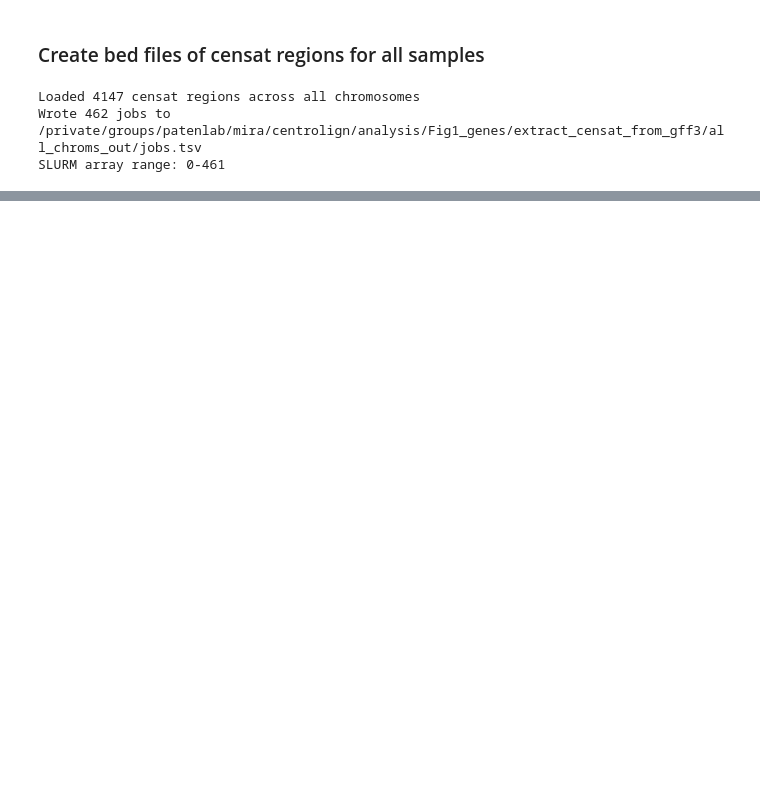
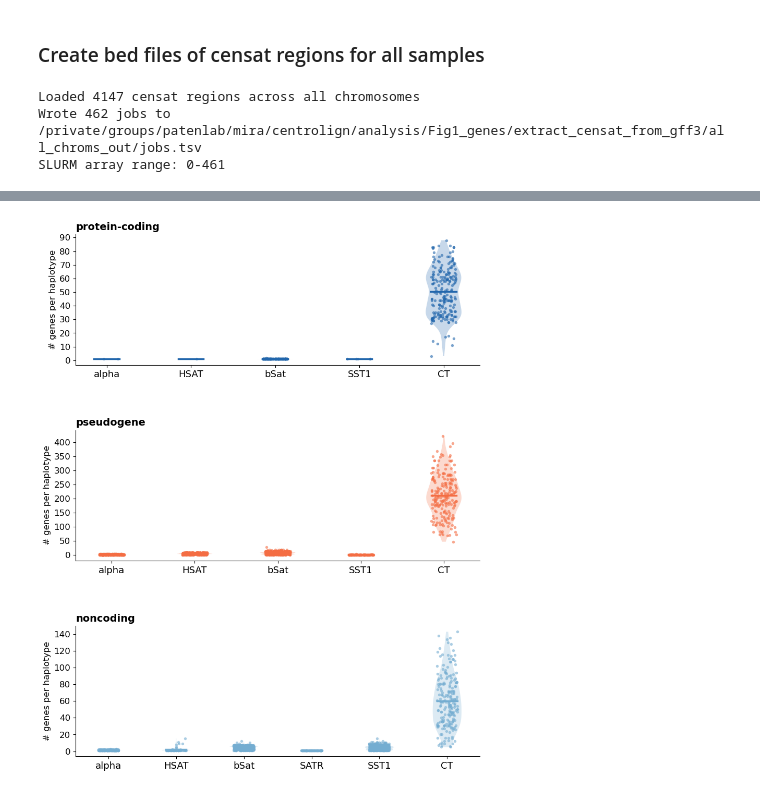
Before and after one commit to miramastoras/centrolign_analysis, a Jupyter notebook: analysis_notes/release2_QC_v2/notebooks/Fig1_gene_analysis.ipynb, the cells around one changed output, grey strips where cells are left out. Cells and saved outputs as stored; diff of their text form; code cells hidden in the pictures; blank space fills up the shorter version.

```diff
--- a/analysis_notes/release2_QC_v2/notebooks/Fig1_gene_analysis.ipynb
+++ b/analysis_notes/release2_QC_v2/notebooks/Fig1_gene_analysis.ipynb
@@ -98,0 +731,11 @@ SLURM array range: 0-461
+# %%
+# non-CT genes from original df
+non_ct_genes = df[df['censat_category'] != 'CT'].copy()
+
+# combine with embedded CT genes
+df_filtered = pd.concat([non_ct_genes, ct_genes_embedded], ignore_index=True)
+
+print(f"Non-CT genes:          {len(non_ct_genes)}")
+print(f"Embedded CT genes:     {len(ct_genes_embedded)}")
+print(f"Total after filtering: {len(df_filtered)}")
+print(df_filtered['censat_category'].value_counts())
@@ -98,0 +1156,77 @@ SLURM array range: 0-461
+# %%
+np.random.seed(42)
+
+# --- group definitions ---
+BIOTYPE_MAP = {
+    "protein-coding": ["protein-coding"],
+    "pseudogene":     ["pseudogene"],
+    "noncoding":      ["lncRNA", "other ncRNA", "other coding"],
+}
+SAT_GROUPS = {
+    "alpha": ["active_hor", "hor", "mixedAlpha", "mon"],
+    "HSAT":  ["HSAT1", "HSAT2", "HSAT3", "HSAT4", "HSAT5"],
+    "bSat":  ["bSat"],
+    "SATR":  ["SATR"],
+    "SST1":  ["SST1"],
+    "CT":    ["CT"],
+}
+SAT_ORDER_NEW    = ["alpha", "HSAT", "bSat", "SATR", "SST1", "CT"]
+BIOTYPE_ORDER_3  = ["protein-coding", "pseudogene", "noncoding"]
+BIOTYPE_COLORS_3 = {"protein-coding": "#2166ac", "pseudogene": "#f46d43", "noncoding": "#74add1"}
+
+cat_to_satgrp  = {c: g for g, cats in SAT_GROUPS.items() for c in cats}
+bio_to_biogrp  = {b: g for g, bs in BIOTYPE_MAP.items() for b in bs}
+
+# --- build plot dataframe ---
+df_plot = df_filtered.copy()
+df_plot["sat_group"]    = df_plot["censat_category"].map(cat_to_satgrp)
+df_plot["biotype_group"] = df_plot["biotype_class"].map(bio_to_biogrp)
+df_plot = df_plot.dropna(subset=["sat_group", "biotype_group"])
+
+per_hap = (
+    df_plot
+    .groupby(["sample_id", "haplotype", "sat_group", "biotype_group"])
+    .size()
+    .reset_index(name="count")
+)
+
+# --- plot ---
+width = 0.5
+fig, axes = plt.subplots(3, 1, figsize=(10, 13), gridspec_kw={"hspace": 0.5})
+
+for ax, biotype_grp in zip(axes, BIOTYPE_ORDER_3):
+    sub   = per_hap[per_hap["biotype_group"] == biotype_grp]
+    color = BIOTYPE_COLORS_3[biotype_grp]
+    valid_sats = [s for s in SAT_ORDER_NEW if s in sub["sat_group"].unique()]
+
+    for xi, sat in enumerate(valid_sats):
+        vals = sub[sub["sat_group"] == sat]["count"].values
+        if len(vals) == 0:
+            continue
+
+        if len(vals) >= 3:
+            parts = ax.violinplot(vals, positions=[xi], widths=width * 0.85,
+                                  showextrema=False, showmedians=False)
+            for pc in parts["bodies"]:
+                pc.set_facecolor(color)
+                pc.set_alpha(0.25)
+                pc.set_edgecolor("none")
+
+        jitter = np.random.uniform(-width * 0.3, width * 0.3, size=len(vals))
+        ax.scatter(np.full(len(vals), xi) + jitter, vals,
+                   color=color, alpha=0.6, s=15, linewidths=0, zorder=3)
+        ax.plot([xi - width * 0.3, xi + width * 0.3],
+                [vals.mean(), vals.mean()],
+                color=color, lw=2.5, zorder=4)
+
+    ax.set_xticks(range(len(valid_sats)))
+    ax.set_xticklabels(valid_sats, fontsize=13)
+    ax.set_title(biotype_grp, fontsize=14, fontweight="bold", pad=6, loc="left")
+    ax.set_ylabel("# genes per haplotype", fontsize=12)
+    ax.yaxis.set_major_locator(ticker.MaxNLocator(integer=True))
+    ax.spines[["top", "right"]].set_visible(False)
+    ax.tick_params(axis="y", labelsize=12)
+
+plt.show()
+# %% [output]
+[figure, added]
```
Also changed, not shown: parts of 47 cells of this notebook, 21 other files.
